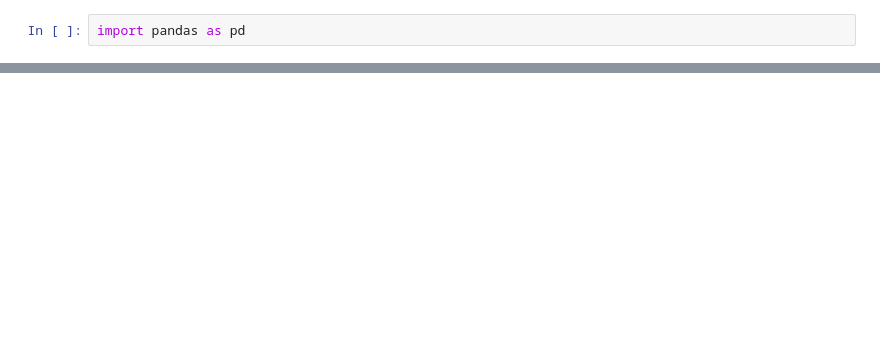
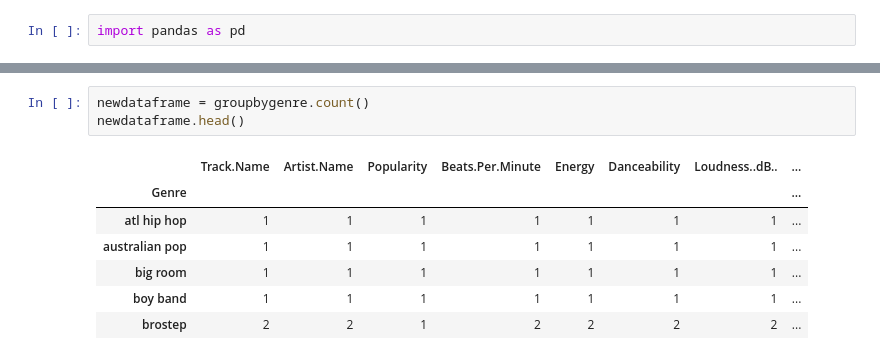
Before and after one commit to KarolisJasad/numpy-pandas-seaborn, a Jupyter notebook: pandas.ipynb, the cells around one changed output, grey strips where cells are left out. Drawn from its saved outputs; the diff is of its cells as text; blank space fills up the shorter version.

```diff
--- a/pandas.ipynb
+++ b/pandas.ipynb
@@ -12,0 +48,11 @@ FileNotFoundError: [Errno 2] No such file or directory: 'top-25-1.csv'
+# %%
+newdataframe = groupbygenre.count()
+newdataframe.head()
+# %% [output]
+|  | Track.Name | Artist.Name | Popularity | Beats.Per.Minute | Energy | Danceability | Loudness..dB.. | ... |
+| Genre |  |  |  |  |  |  |  | ... |
+| atl hip hop | 1 | 1 | 1 | 1 | 1 | 1 | 1 | ... |
+| australian pop | 1 | 1 | 1 | 1 | 1 | 1 | 1 | ... |
+| big room | 1 | 1 | 1 | 1 | 1 | 1 | 1 | ... |
+| boy band | 1 | 1 | 1 | 1 | 1 | 1 | 1 | ... |
+| brostep | 2 | 2 | 1 | 2 | 2 | 2 | 2 | ... |
```
Also changed, not shown: parts of 11 cells of this notebook, 17 other files.
